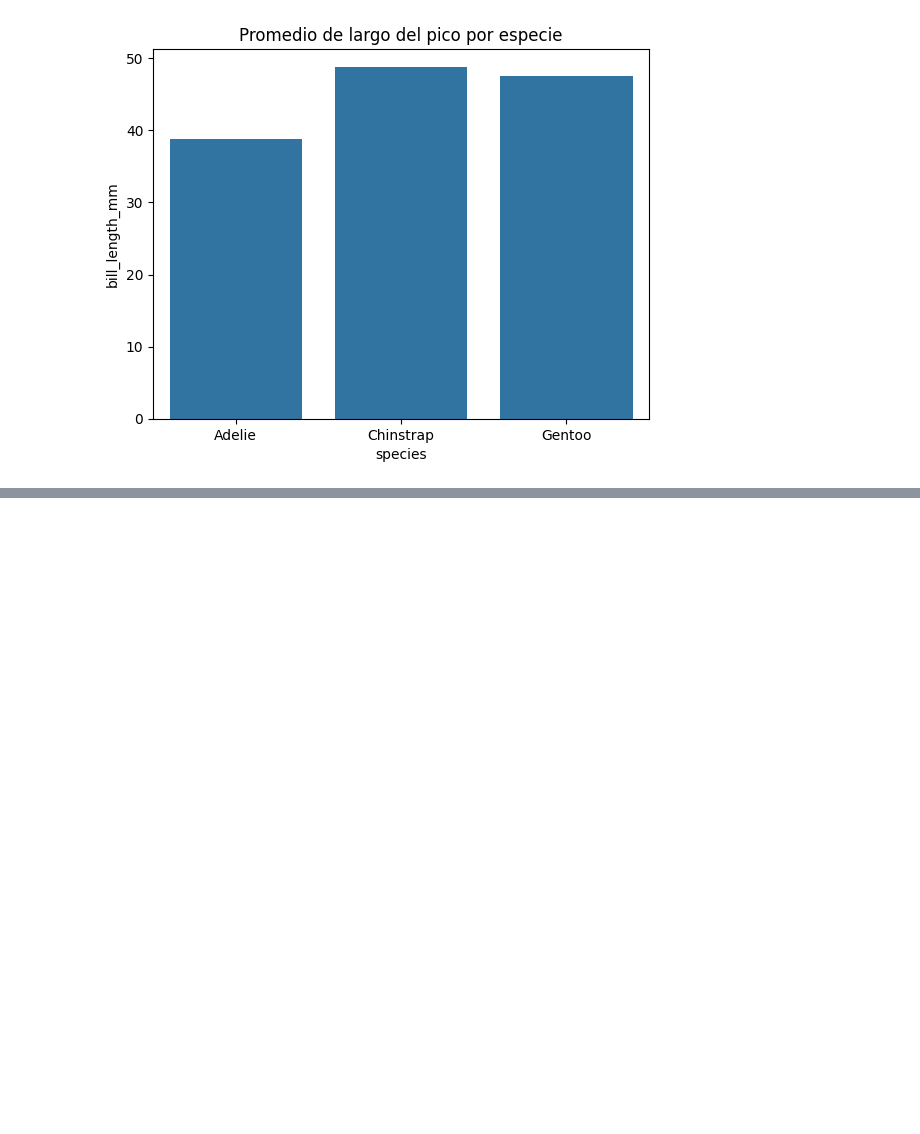
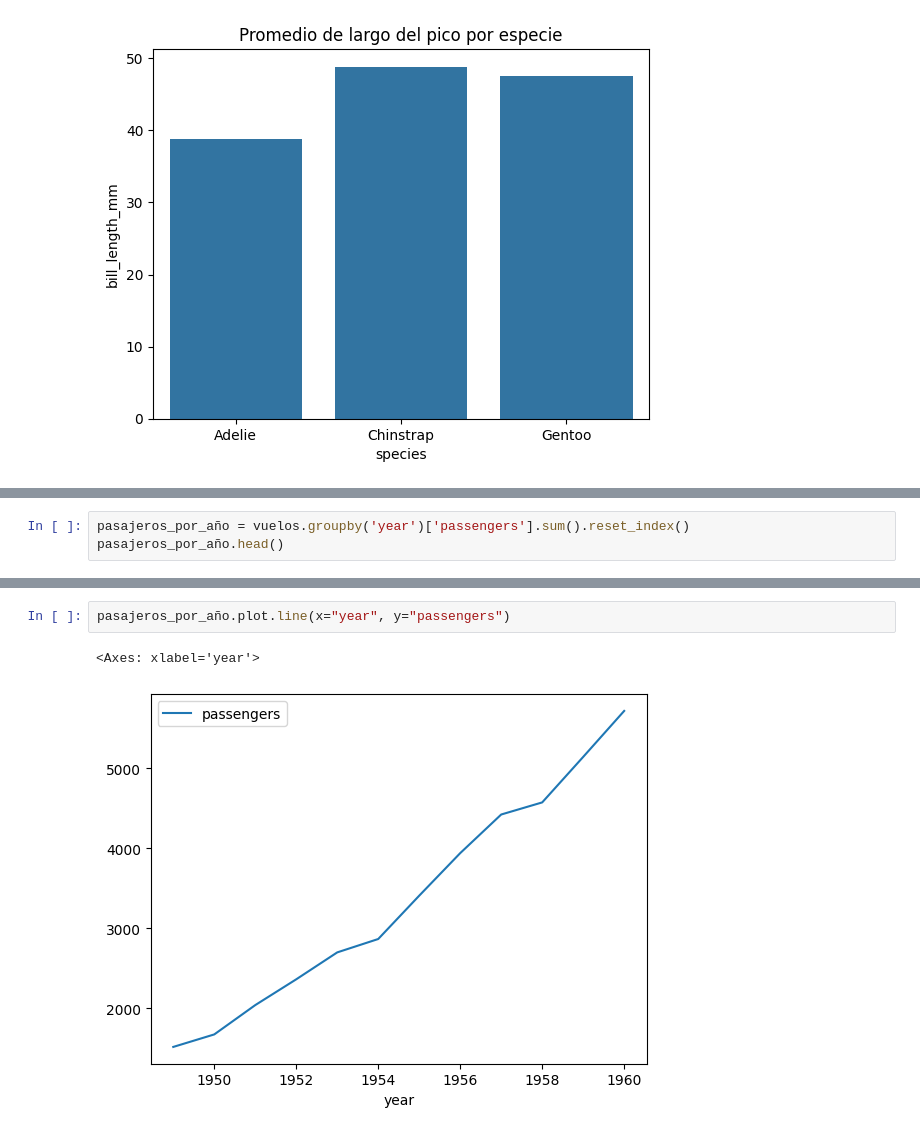
Before and after one commit to alexis2487/Data_Analyst_Google_Colab, a Jupyter notebook: Data_Analyst.ipynb, the cells around one changed output, grey strips where cells are left out. Cells and saved outputs as stored; diff of their text form; blank space fills up the shorter version.

```diff
--- a/Data_Analyst.ipynb
+++ b/Data_Analyst.ipynb
@@ -68,0 +73,3 @@ grafico.show()
+# %%
+pasajeros_por_año = vuelos.groupby('year')['passengers'].sum().reset_index()
+pasajeros_por_año.head()
@@ -68,0 +83,5 @@ grafico.show()
+# %%
+pasajeros_por_año.plot.line(x="year", y="passengers")
+# %% [output]
+<Axes: xlabel='year'>
+[figure, added]
```
Also changed, not shown: parts of 17 cells of this notebook.
